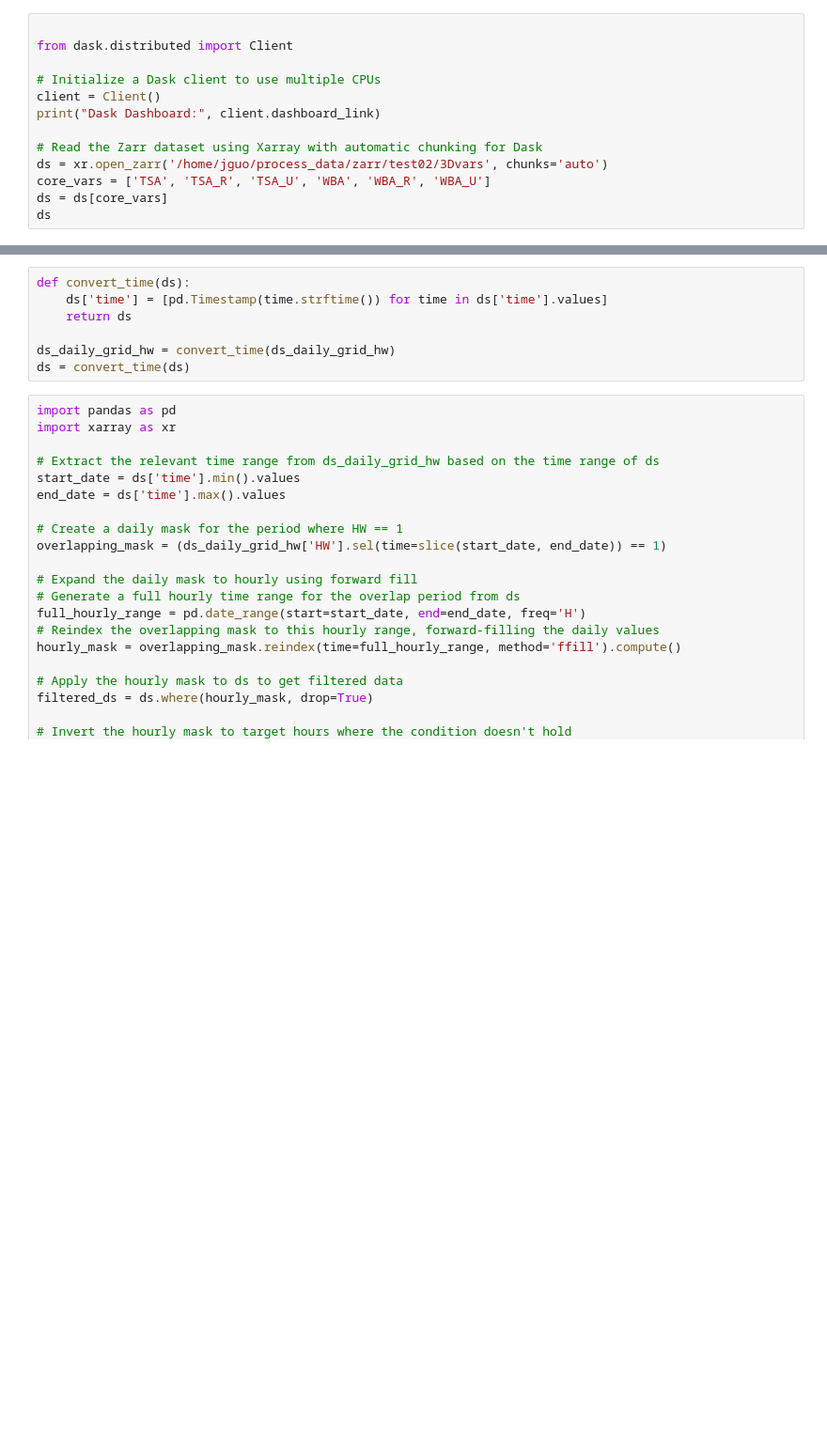
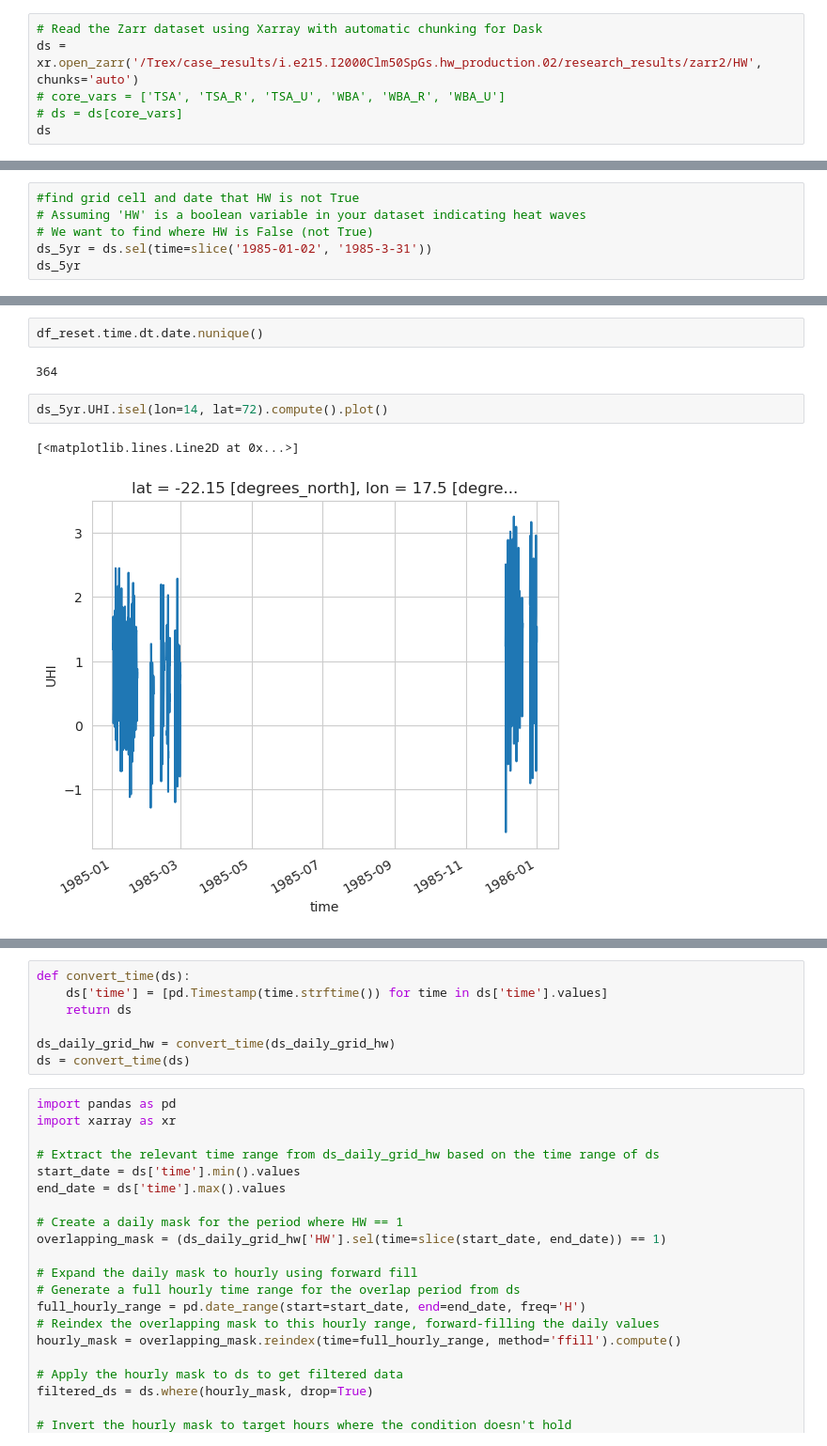
Before and after one commit to johnnyguo2007/research, a Jupyter notebook: hw_global/read_zarr.ipynb, the cells around one changed output, grey strips where cells are left out. Shown: that part at 94% size. Saved outputs shown, nothing was run; the diff lists cells and outputs as text; blank space fills up the shorter version.

Commit message:
zarr to dataframe

```diff
--- a/hw_global/read_zarr.ipynb
+++ b/hw_global/read_zarr.ipynb
@@ -2,16 +3,9 @@
 import pandas as pd
 import xarray as xr
 # %%
-
-from dask.distributed import Client
-
-# Initialize a Dask client to use multiple CPUs
-client = Client()
-print("Dask Dashboard:", client.dashboard_link)
-
 # Read the Zarr dataset using Xarray with automatic chunking for Dask
-ds = xr.open_zarr('/home/jguo/process_data/zarr/test02/3Dvars', chunks='auto')
-core_vars = ['TSA', 'TSA_R', 'TSA_U', 'WBA', 'WBA_R', 'WBA_U']
-ds = ds[core_vars]
+ds = xr.open_zarr('/Trex/case_results/i.e215.I2000Clm50SpGs.hw_production.02/research_results/zarr2/HW', chunks='auto')
+# core_vars = ['TSA', 'TSA_R', 'TSA_U', 'WBA', 'WBA_R', 'WBA_U']
+# ds = ds[core_vars]
 ds
 # %% [output]
@@ -84,0 +29,6 @@ C
+# %%
+#find grid cell and date that HW is not True
+# Assuming 'HW' is a boolean variable in your dataset indicating heat waves
+# We want to find where HW is False (not True)
+ds_5yr = ds.sel(time=slice('1985-01-02', '1985-3-31'))
+ds_5yr
@@ -84,0 +187,9 @@ C
+# %%
+df_reset.time.dt.date.nunique()
+# %% [output]
+364
+# %%
+ds_5yr.UHI.isel(lon=14, lat=72).compute().plot()
+# %% [output]
+[<matplotlib.lines.Line2D at 0x...>]
+[figure, added]
```
Also changed, not shown: parts of 28 cells of this notebook, 8 other files.
